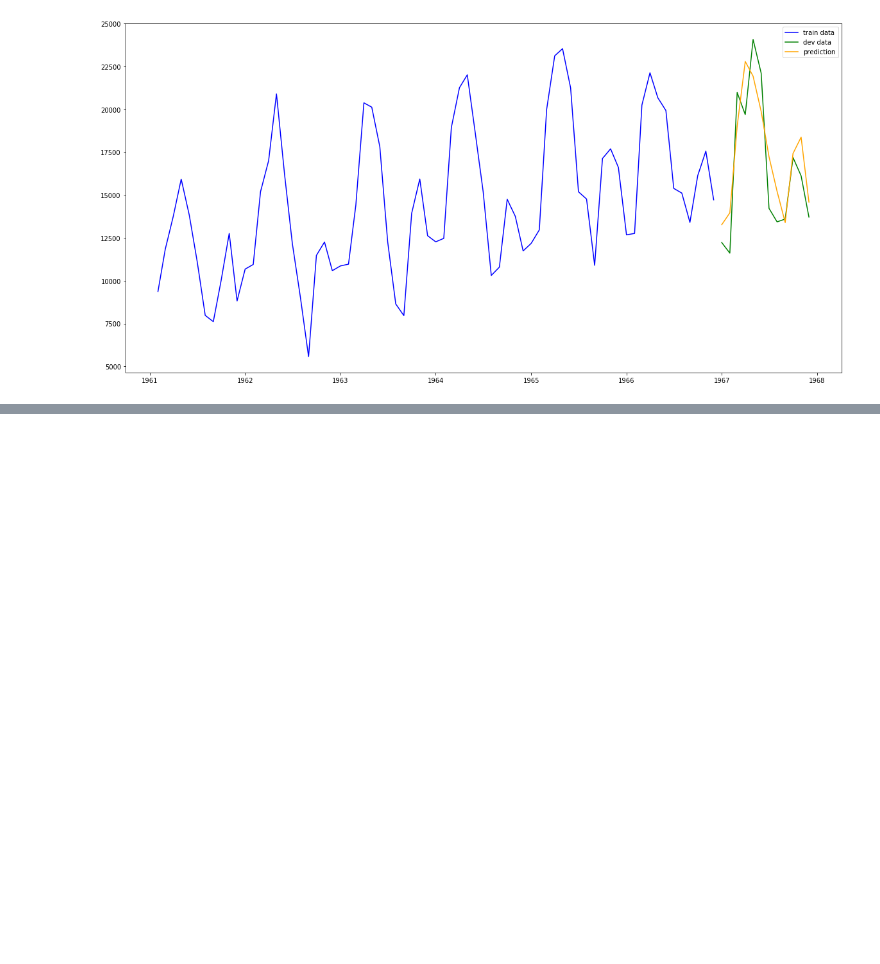
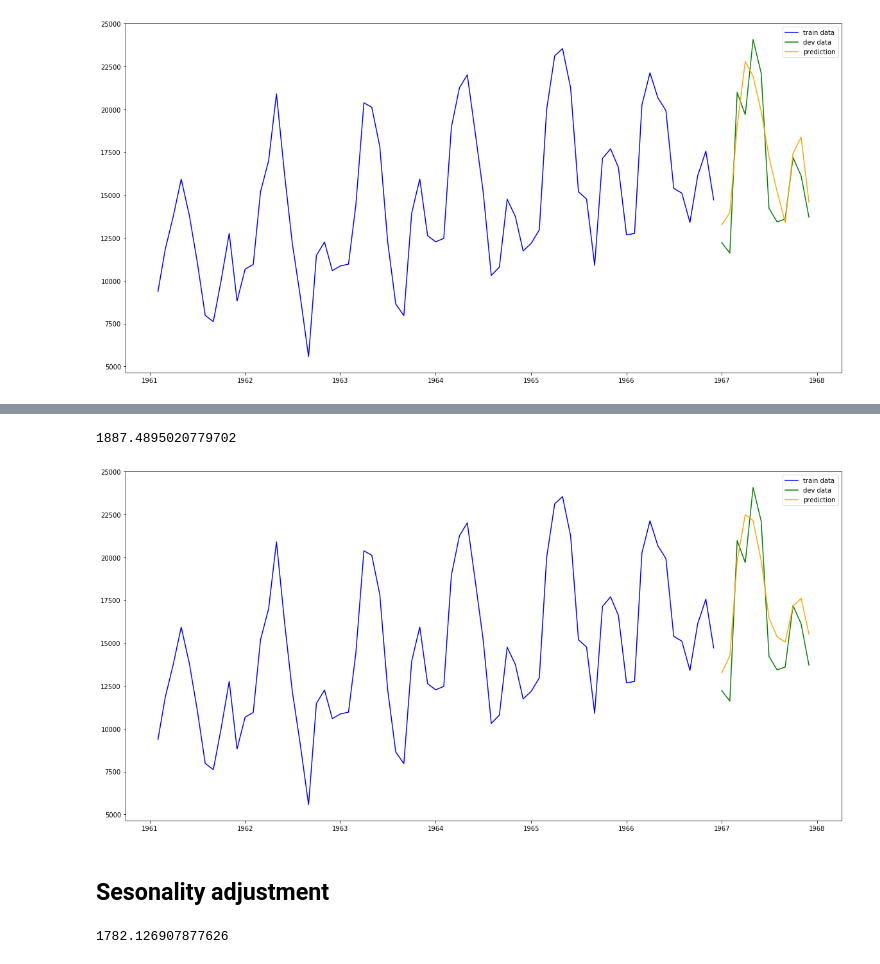
Before and after one commit to bartek-blog/bartek-blog.github.io, a Jupyter notebook: jupyter/Time-Series.ipynb, the cells around one changed output, grey strips where cells are left out. Saved outputs shown, nothing was run; the diff lists cells and outputs as text; code cells hidden in the pictures; blank space fills up the shorter version.

```diff
--- a/jupyter/Time-Series.ipynb
+++ b/jupyter/Time-Series.ipynb
@@ -232,0 +239,21 @@ from statsmodels.tsa.ar_model import
+# %%
+x_dev = list(y_train[-1:-13:-1])
+y_dev_hat = []
+for i in range(12):
+    y_hat = reg.predict([x_dev])[0]
+    y_dev_hat.append(y_hat)
+    x_dev.pop()
+    x_dev = [y_hat] + x_dev
+np.sqrt(mean_squared_error(y_dev, y_dev_hat))
+# %% [output]
+1887.4895020779702
+# %%
+plt.plot(X_train["dt"], y_train, c="blue", label='train data')
+plt.plot(X_dev["dt"], y_dev, c="green", label='dev data')
+plt.plot(X_dev["dt"], y_dev_hat, c="orange", label='prediction')
+plt.legend()
+plt.show()
+# %% [output]
+[figure, added]
+# %% [markdown]
+## Sesonality adjustment
@@ -232,0 +262,8 @@ from statsmodels.tsa.ar_model import
+# %%
+from statsmodels.tsa.ar_model import AR
+model = AR(y_train)
+model_fit = model.fit(maxlag=12)
+y_dev_hat = model_fit.predict(start=len(y_train), end=len(y_train)+11)
+print(np.sqrt(mean_squared_error(y_dev, y_dev_hat)))
+# %% [output]
+1782.126907877626
```
Also changed, not shown: parts of 21 cells of this notebook, 17 other files.
